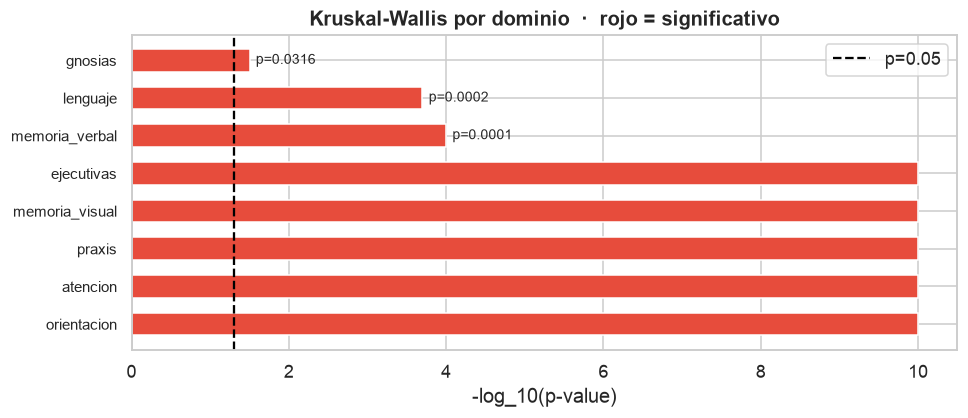
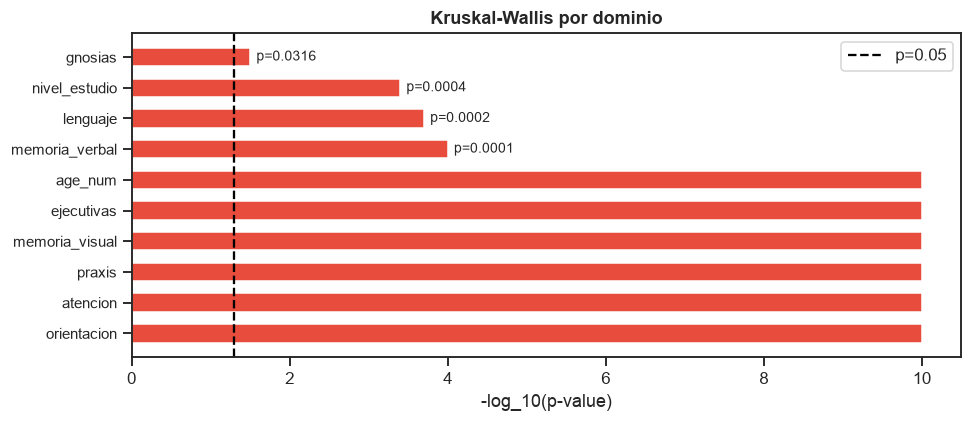
Unified diff of the notebook cell whose output changed from the first chart to the second:
--- before
+++ after
@@ -4,5 +4,6 @@
 
 kw_rows = []
-for dom in DOMINIOS_COGNITIVOS:
+variables = DOMINIOS_COGNITIVOS + ["nivel_estudio", "age_num"]
+for dom in variables:
     grupos = [
         df_complete[df_complete["dc"] == k][dom] for k in DC_ORDER
@@ -30,5 +31,5 @@
 ax.axvline(thresh, color="black", linestyle="--", linewidth=1.5, label="p=0.05")
 ax.set_xlabel("-log_10(p-value)")
-ax.set_title("Kruskal-Wallis por dominio  ·  rojo = significativo",
+ax.set_title("Kruskal-Wallis por dominio",
              fontweight="bold")
 ax.legend()

Commit: Remove redundant markdown cells explaining the Kruskal-Wallis test results and enhance clarity in the notebook by refining the text in the final code cell.